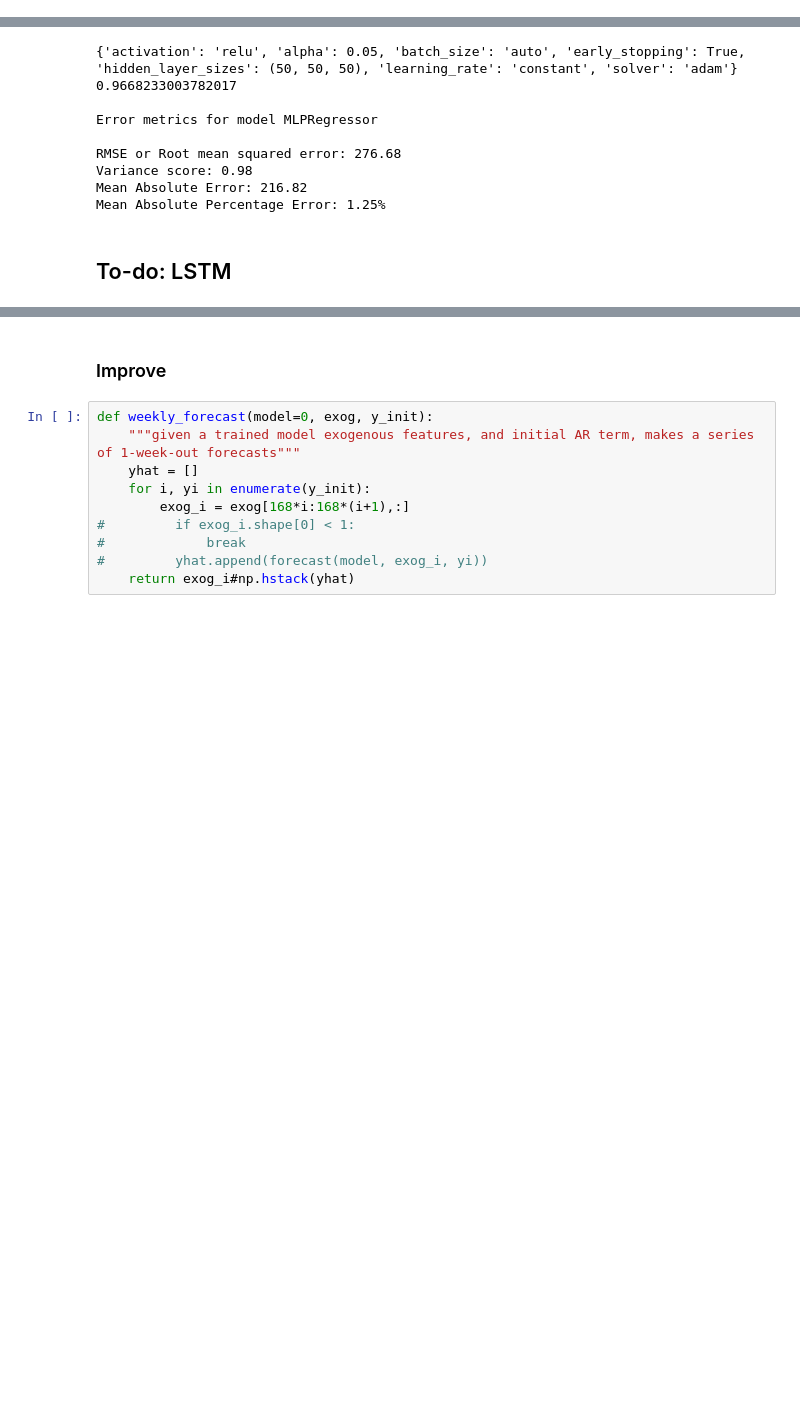
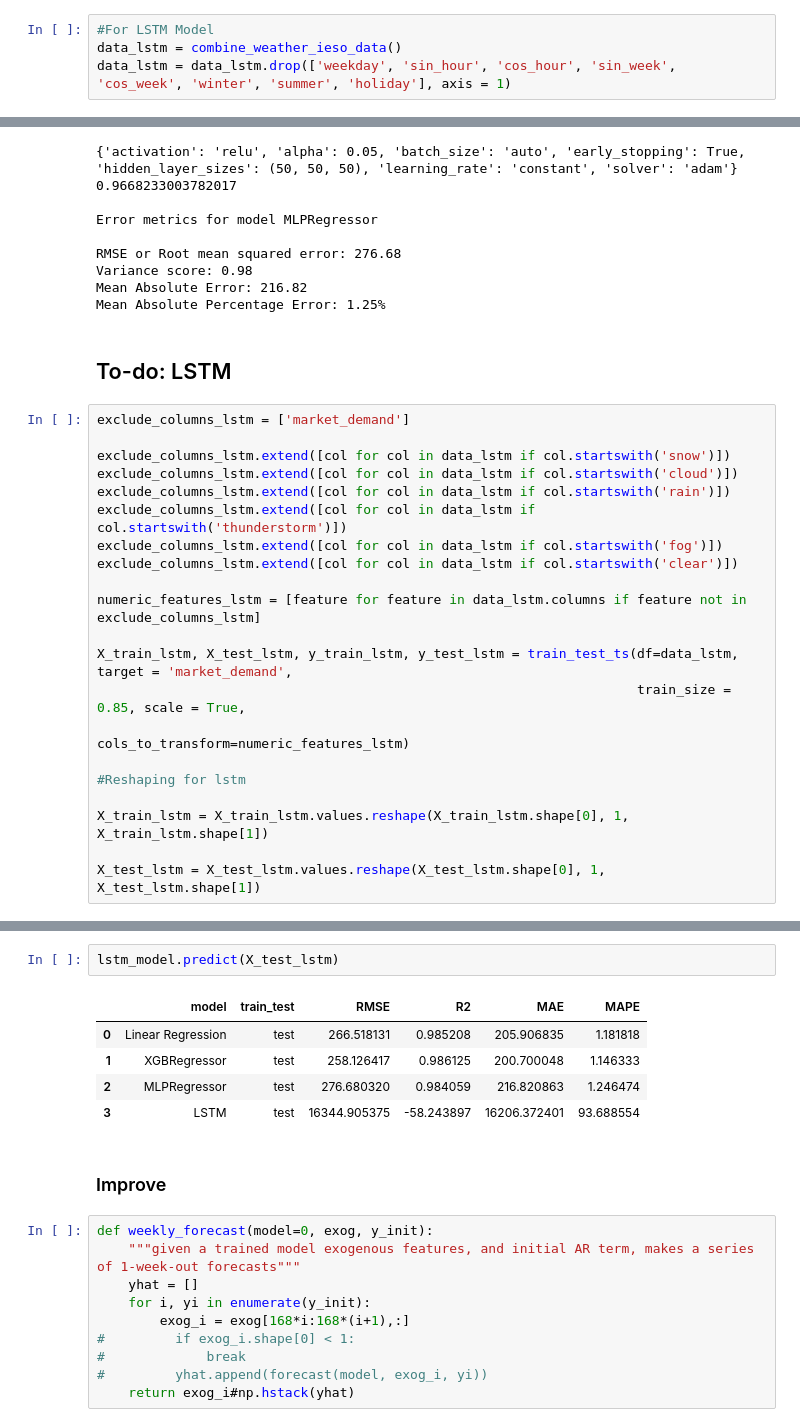
Before and after one commit to camadi/Ontario_Hourly_Electricity_Demand_Forecast, a Jupyter notebook: src/market_demand_prediction.ipynb, the cells around one changed output, grey strips where cells are left out. Saved outputs shown, nothing was run; the diff lists cells and outputs as text; blank space fills up the shorter version.

Commit message:
Adding LSTM

```diff
--- a/src/market_demand_prediction.ipynb
+++ b/src/market_demand_prediction.ipynb
@@ -514,6 +514,10 @@ weather_ieso_data = combine_weather_ieso_data()
 # %% [output]
 CPU times: user 2.03 s, sys: 261 ms, total: 2.29 s
 Wall time: 6.78 s
+# %%
+#For LSTM Model
+data_lstm = combine_weather_ieso_data()
+data_lstm = data_lstm.drop(['weekday', 'sin_hour', 'cos_hour', 'sin_week', 'cos_week', 'winter', 'summer', 'holiday'], axis = 1)
 # %%
 weather_ieso_data
 # %% [output]
@@ -1284,3 +1291,24 @@ Mean Absolute Error: 216.82
 Mean Absolute Percentage Error: 1.25%
 # %% [markdown]
 ## To-do: LSTM
+# %%
+exclude_columns_lstm = ['market_demand']
+
+exclude_columns_lstm.extend([col for col in data_lstm if col.startswith('snow')])
+exclude_columns_lstm.extend([col for col in data_lstm if col.startswith('cloud')])
+exclude_columns_lstm.extend([col for col in data_lstm if col.startswith('rain')])
+exclude_columns_lstm.extend([col for col in data_lstm if col.startswith('thunderstorm')])
+exclude_columns_lstm.extend([col for col in data_lstm if col.startswith('fog')])
+exclude_columns_lstm.extend([col for col in data_lstm if col.startswith('clear')])
+
+numeric_features_lstm = [feature for feature in data_lstm.columns if feature not in exclude_columns_lstm]
+
+X_train_lstm, X_test_lstm, y_train_lstm, y_test_lstm = train_test_ts(df=data_lstm, target = 'market_demand',
+                                                                     train_size = 0.85, scale = True,
+                                                                     cols_to_transform=numeric_features_lstm)
+
+#Reshaping for lstm
+
+X_train_lstm = X_train_lstm.values.reshape(X_train_lstm.shape[0], 1, X_train_lstm.shape[1])
+
+X_test_lstm = X_test_lstm.values.reshape(X_test_lstm.shape[0], 1, X_test_lstm.shape[1])
@@ -1324,3 +1381,11 @@ y_train[:40].shape
+# %%
+lstm_model.predict(X_test_lstm)
+# %% [output]
+|  | model | train_test | RMSE | R2 | MAE | MAPE |
+| 0 | Linear Regression | test | 266.518131 | 0.985208 | 205.906835 | 1.181818 |
+| 1 | XGBRegressor | test | 258.126417 | 0.986125 | 200.700048 | 1.146333 |
+| 2 | MLPRegressor | test | 276.680320 | 0.984059 | 216.820863 | 1.246474 |
+| 3 | LSTM | test | 16344.905375 | -58.243897 | 16206.372401 | 93.688554 |
 # %% [markdown]
 ### Improve
 # %%
```
Also changed, not shown: parts of 8 cells of this notebook.
